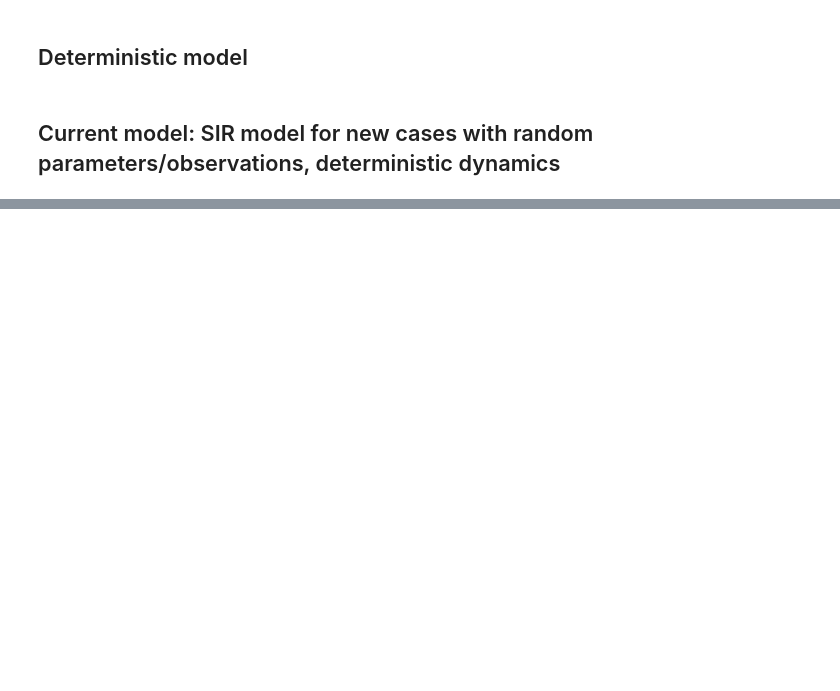
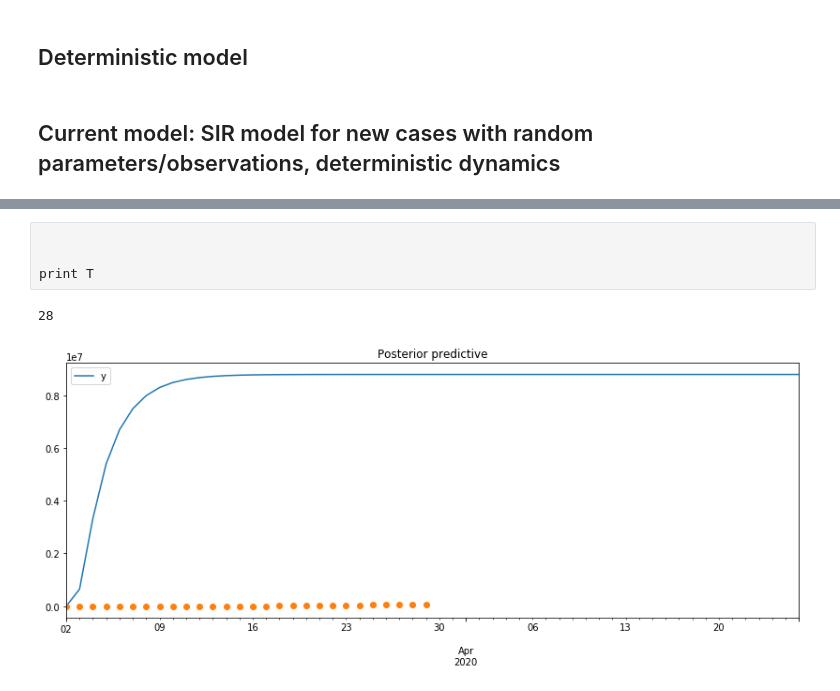
Before and after one commit to dsheldon/covid, a Jupyter notebook: ili/SIR_ILI.ipynb, the cells around one changed output, grey strips where cells are left out. Cells and saved outputs as stored; diff of their text form; code cells hidden in the pictures; blank space fills up the shorter version.

```diff
--- a/ili/SIR_ILI.ipynb
+++ b/ili/SIR_ILI.ipynb
@@ -211,26 +191,28 @@ place = 'NY'
 start = pd.Timestamp('2020-03-02')
 
 confirmed = US[place].confirmed[start:]
-confirmed_data = confirmed.to_numpy()[-10:]
-#confirmed_data = np.append(confirmed_data,np.repeat(np.nan,1))
+confirmed_data = confirmed.to_numpy()
+#confirmed_data = np.append(confirmed_dat,np.repeat(np.nan,1))
 print (confirmed_data)
 T = len(confirmed_data)
 N = pop[place]
 #ili_dat = pd.read_csv('ili.csv')
-ili_dat = pd.read_csv('stateili.csv')
+#ili_dat = pd.read_csv('stateili.csv')
 kernel = NUTS(SIR_hybrid)
 mcmc = MCMC(kernel, num_warmup=100, num_samples=500, num_chains=1)
 
 
 init = {
-    'I_init': 0.01,
-    'gamma': 1/10.0,
-    'beta': 2.5/10.0,
+    'I_init': 0.01*N,
+    'E_init':0.01*N,
+    'gamma': 1/3.5,
+    'beta': .95,
     'det_rate' : 0.3,
     'rw' : np.zeros(T),
-    'scale_down' : .0001
+    'scale_down' : .0001,
+    'sigma': 1/3.5
 }
 
 
-ili_dat_np = np.array(ili_dat['x'])[-10:]/100
-print (ili_dat_np)
+print (T)
+print (confirmed_data/10**6)
@@ -237,4 +231,4 @@ print (ili_dat_np)
 # %%
-mcmc.run(jax.random.PRNGKey(2), N=N, T=T, confirmed=confirmed_data,ili=ili_dat_np, det_conc=100, rw_scale = 1e-2, init_params=init)
+mcmc.run(jax.random.PRNGKey(2), N=N, T=T, confirmed=confirmed_data, det_conc=100, rw_scale = 1e-2, init_params=init)
 mcmc.print_summary()
 mcmc_samples = mcmc.get_samples()
@@ -241,33 +244,38 @@ mcmc_samples = mcmc.get_samples()
+# %% [raw]
+
+
+print T
 # %%
-# Visualize posterior predictive samples
-T = 10
-T_future = 100
+print (T)
+T_future=7*4
 post_pred = Predictive(SIR_hybrid, posterior_samples = mcmc_samples)
 post_pred_samples = post_pred(PRNGKey(2), T=T, T_future=T_future, N=N)
-np.mean(mcmc_samples['beta'] - mcmc_samples['gamma'])
+post_pred_samples['y'] = post_pred_samples['y']
+# %% [output]
+28
-# %%
-post_pred_samples['y'] = post_pred_samples['y']/100
 # %%
-scale = 'log'
-print(ili_dat_np)
+scale = 'notlog'
 
 
-for T in [15]:
+
+for T in [7*8]:
 
     t = pd.date_range(start=start, periods=T, freq='D')
 
     fig, ax = plt.subplots(figsize=(14,5))
     plot_samples(post_pred_samples, T=T, t=t, ax=ax, plot_fields=[ 'y'])
     plt.title('Posterior predictive')
 
-    ili = pd.Series(ili_dat_np/100, index=pd.date_range(start=start, periods=len(ili_dat_np), freq='D'))
+    ili = pd.Series(confirmed_data, index=pd.date_range(start=start, periods=len(confirmed_data), freq='D'))
     ili.plot(style='o')
 
     if scale == 'log':
         plt.yscale('log')
 
     #filename = f'figs/{place}_predictive_scale_{scale}_T_{T}.pdf'
     #plt.savefig(filename)
     plt.show()
+# %% [output]
+[figure, added]
 # %%
 df
```
Also changed, not shown: parts of 5 cells of this notebook, 1 other file.
